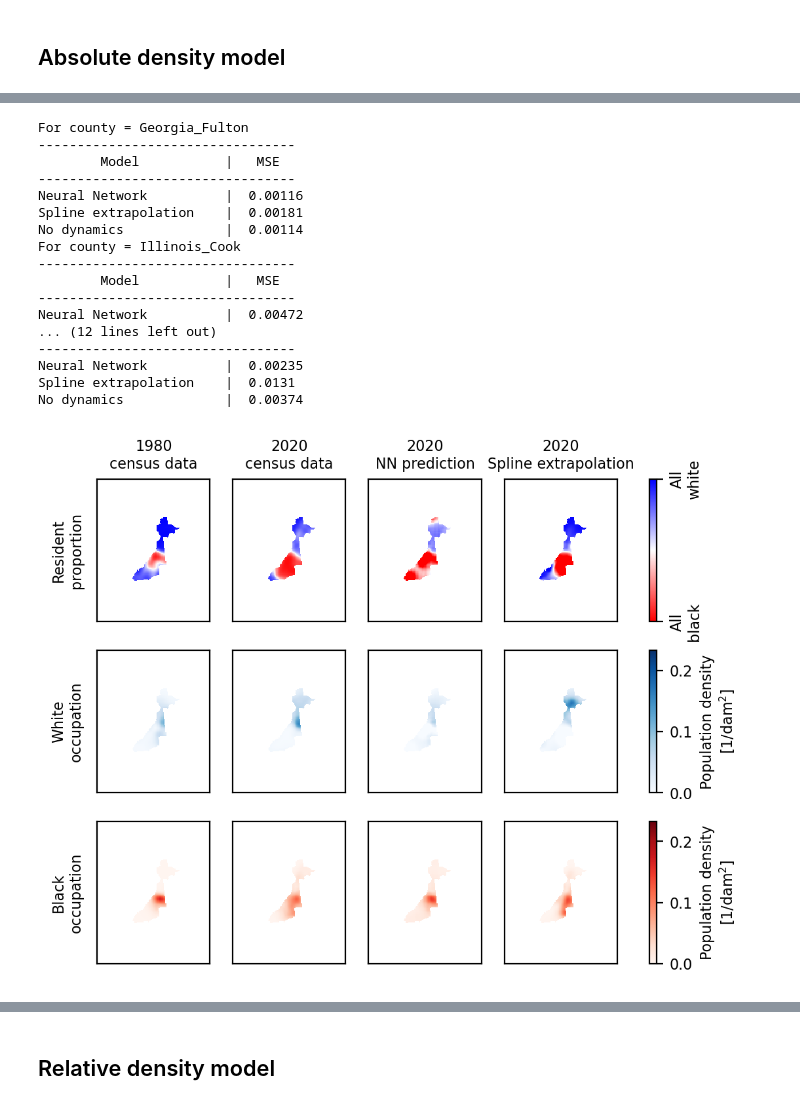
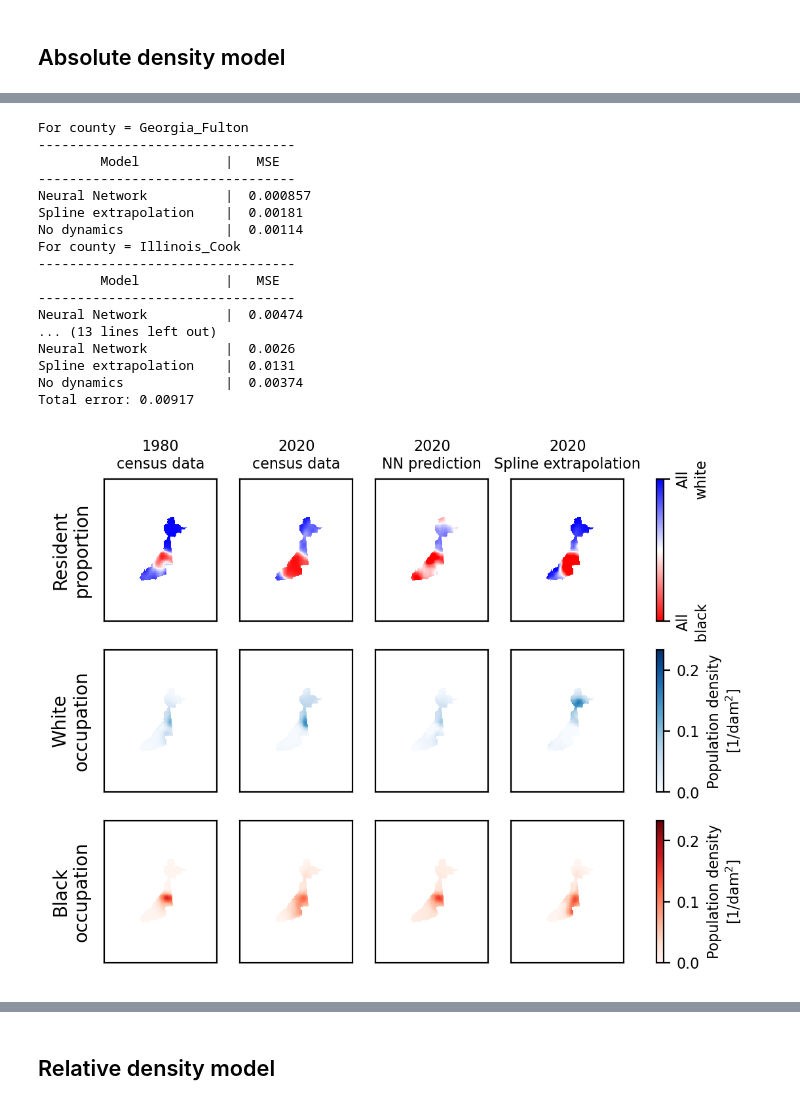
Before and after one commit to jcolen/sociohydro, a Jupyter notebook: census_density_gridded/CensusModels.ipynb, the cells around one changed output, grey strips where cells are left out. Drawn from its saved outputs; the diff is of its cells as text; code cells hidden in the pictures.

```diff
--- a/census_density_gridded/CensusModels.ipynb
+++ b/census_density_gridded/CensusModels.ipynb
@@ -118,12 +169,16 @@ import pandas as pd
 def report_model(path):
     info = torch.load(f'{path}/model_weight.ckpt', map_location='cpu')
 
+    if not 'val_err' in info:
+        overwrite_val_error(path)
+
     with open(f'{path}/config.yaml', 'r') as f:
         config = yaml.safe_load(f)
 
     ret = {
         'path': os.path.basename(path),
         'id': os.path.basename(path).replace('_all_counties', ''),
+        'val_err': info['val_err'],
         'val_loss': info['val_loss'],
         'train_loss': info['train_loss'],
         'val_tmax': config['dataset']['val_tmax'],
@@ -148,5 +203,5 @@ for path in glob.glob('models/*'):
         records.append(record)
 
 df = pd.DataFrame.from_records(records, np.arange(len(records)))
-df.sort_values(by=['objective', 'val_loss']).drop(columns='path').set_index(['objective', 'id'])
+df.sort_values(by=['objective', 'val_err']).drop(columns='path').set_index(['objective', 'id'])
 # %% [output]
@@ -170,12 +226,12 @@ df.sort_values(by=['objective', 'val_loss']).drop(columns='path').set_index(['ob
 # %% [markdown]
 ## Absolute density model
 # %%
-from census_nn import *
+from train_census_nn import *
 from pprint import pprint
 import json
 
 sub_df = df[df.objective == 'Absolute density'].reset_index(drop=True)
-model = os.path.basename(sub_df.loc[sub_df.val_loss.argmin(), 'path'])
+model = os.path.basename(sub_df.loc[sub_df.val_err.argmin(), 'path'])
 
 with open(f'models/{model}/config.yaml', 'r') as f:
     config = yaml.safe_load(f)
@@ -184,9 +240,13 @@ model = get_model(config['model'])
 model.to(device)
 model.eval();
 
-make_predictions_plot(model, 'Georgia_Fulton', config['dataset']['kwargs']);
-make_predictions_plot(model, 'Illinois_Cook', config['dataset']['kwargs']);
-make_predictions_plot(model, 'Texas_Harris', config['dataset']['kwargs']);
-make_predictions_plot(model, 'California_Los Angeles', config['dataset']['kwargs']);
+error = 0.
+
+error += make_predictions_plot(model, 'Georgia_Fulton', config['dataset']['kwargs']);
+error += make_predictions_plot(model, 'Illinois_Cook', config['dataset']['kwargs']);
+error += make_predictions_plot(model, 'Texas_Harris', config['dataset']['kwargs']);
+error += make_predictions_plot(model, 'California_Los Angeles', config['dataset']['kwargs']);
+
+print(f'Total error: {error:.3g}')
 # %% [output]
 INFO:train_census_nn:Building a CensusForecasting
@@ -195,21 +255,21 @@ INFO:train_census_nn:Model reached loss=0.00919
 For county = Georgia_Fulton
 ---------------------------------
         Model           |   MSE
 ---------------------------------
-Neural Network          |  0.00116
+Neural Network          |  0.000857
 Spline extrapolation    |  0.00181
 No dynamics             |  0.00114
 For county = Illinois_Cook
 ---------------------------------
         Model           |   MSE
 ---------------------------------
-Neural Network          |  0.00472
-... (12 lines left out)
----------------------------------
-Neural Network          |  0.00235
+Neural Network          |  0.00474
+... (13 lines left out)
+Neural Network          |  0.0026
 Spline extrapolation    |  0.0131
 No dynamics             |  0.00374
+Total error: 0.00917
-[figure, old version]
+[figure, new version]
 [figure]
 [figure]
 [figure]
```
Also changed, not shown: parts of 5 cells of this notebook, 57 other files.
